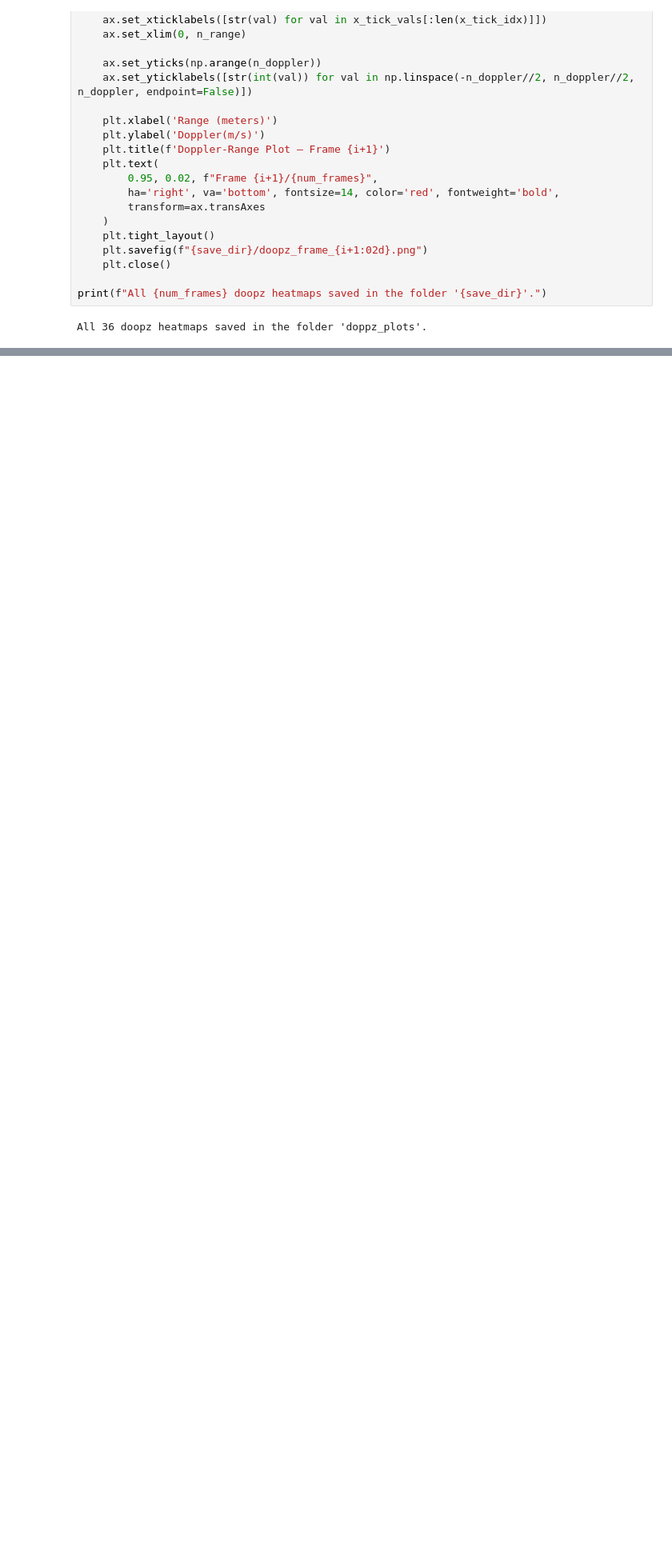
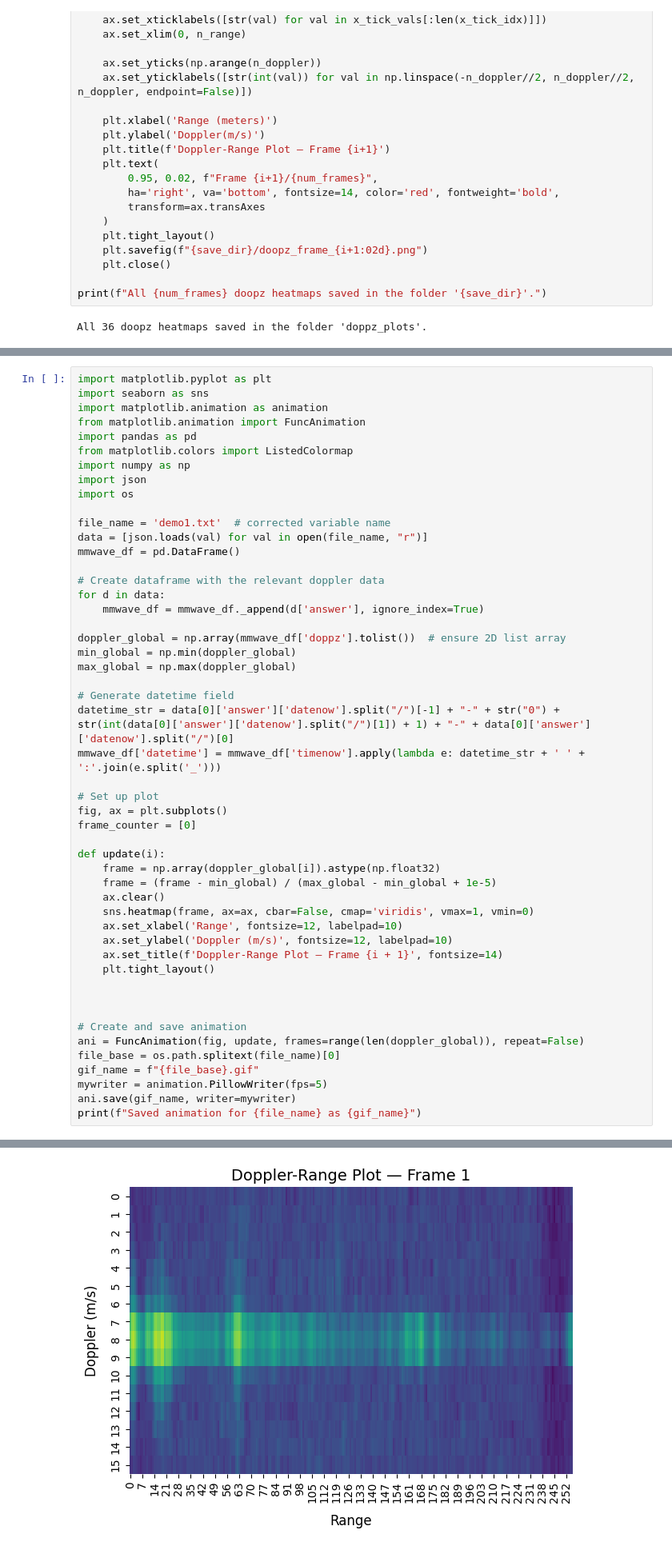
Before and after one commit to pranjal-chatterjee/radar-testing, a Jupyter notebook: test.ipynb, the cells around one changed output, grey strips where cells are left out. Shown: that part at 80% size. Cells and saved outputs as stored; diff of their text form; blank space fills up the shorter version.

Commit message:
doppz plot

```diff
--- a/test.ipynb
+++ b/test.ipynb
@@ -412,3 +407,54 @@ print("Animation saved as doopz_heatmap_animation.gif")
 # %% [output]
 Animation saved as doopz_heatmap_animation.gif
 [figure]
+# %%
+import matplotlib.pyplot as plt
+import seaborn as sns
+import matplotlib.animation as animation
+from matplotlib.animation import FuncAnimation
+import pandas as pd
+from matplotlib.colors import ListedColormap
+import numpy as np
+import json
+import os
+
+file_name = 'demo1.txt'  # corrected variable name
+data = [json.loads(val) for val in open(file_name, "r")]
+mmwave_df = pd.DataFrame()
+
+# Create dataframe with the relevant doppler data
+for d in data:
+    mmwave_df = mmwave_df._append(d['answer'], ignore_index=True)
+
+doppler_global = np.array(mmwave_df['doppz'].tolist())  # ensure 2D list array
+min_global = np.min(doppler_global)
+max_global = np.max(doppler_global)
+
+# Generate datetime field
+datetime_str = data[0]['answer']['datenow'].split("/")[-1] + "-" + str("0") + str(int(data[0]['answer']['datenow'].split("/")[1]) + 1) + "-" + data[0]['answer']['datenow'].split("/")[0]
+mmwave_df['datetime'] = mmwave_df['timenow'].apply(lambda e: datetime_str + ' ' + ':'.join(e.split('_')))
+
+# Set up plot
+fig, ax = plt.subplots()
+frame_counter = [0]
+
+def update(i):
+    frame = np.array(doppler_global[i]).astype(np.float32)
+    frame = (frame - min_global) / (max_global - min_global + 1e-5)
+    ax.clear()
+    sns.heatmap(frame, ax=ax, cbar=False, cmap='viridis', vmax=1, vmin=0)
+    ax.set_xlabel('Range', fontsize=12, labelpad=10)
+    ax.set_ylabel('Doppler (m/s)', fontsize=12, labelpad=10)
+    ax.set_title(f'Doppler-Range Plot — Frame {i + 1}', fontsize=14)
+    plt.tight_layout()
+
+
+
+# Create and save animation
+ani = FuncAnimation(fig, update, frames=range(len(doppler_global)), repeat=False)
+file_base = os.path.splitext(file_name)[0]
+gif_name = f"{file_base}.gif"
+mywriter = animation.PillowWriter(fps=5)
+ani.save(gif_name, writer=mywriter)
+print(f"Saved animation for {file_name} as {gif_name}")
+# %% [output]
@@ -414,0 +462 @@ Animation saved as doopz_heatmap_animation.gif
+[figure, added]
```
Also changed, not shown: parts of 2 cells of this notebook, 2 other files.
